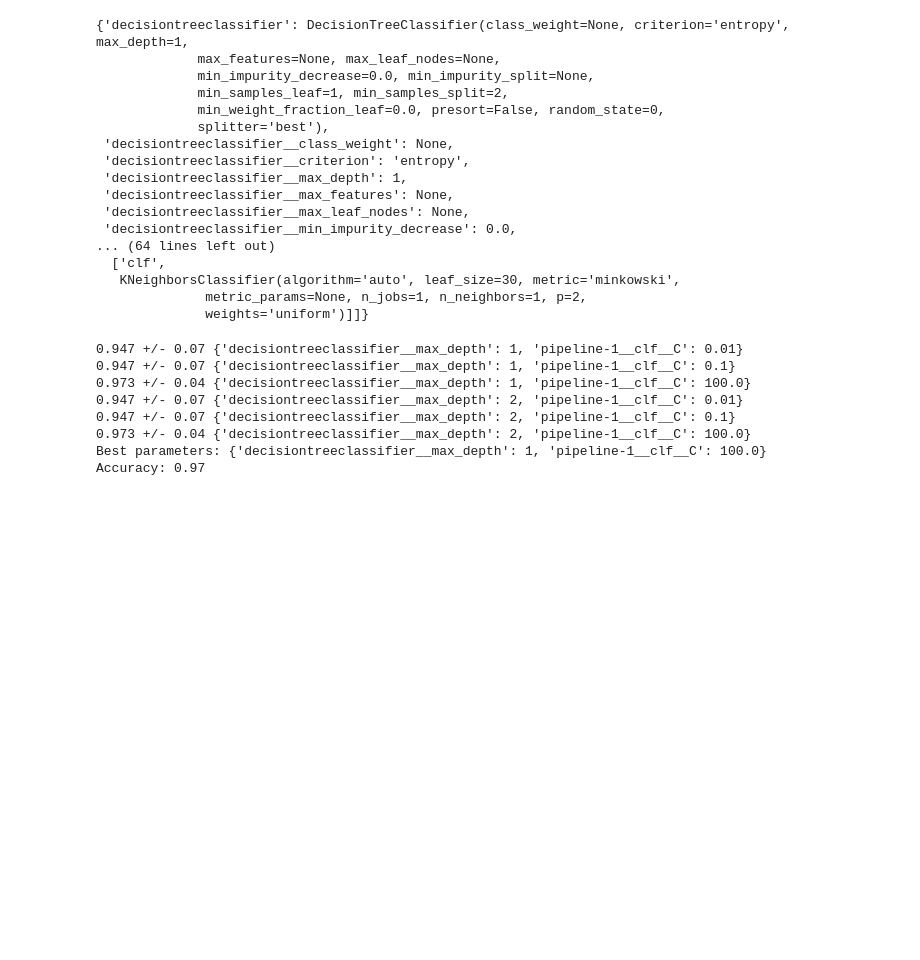
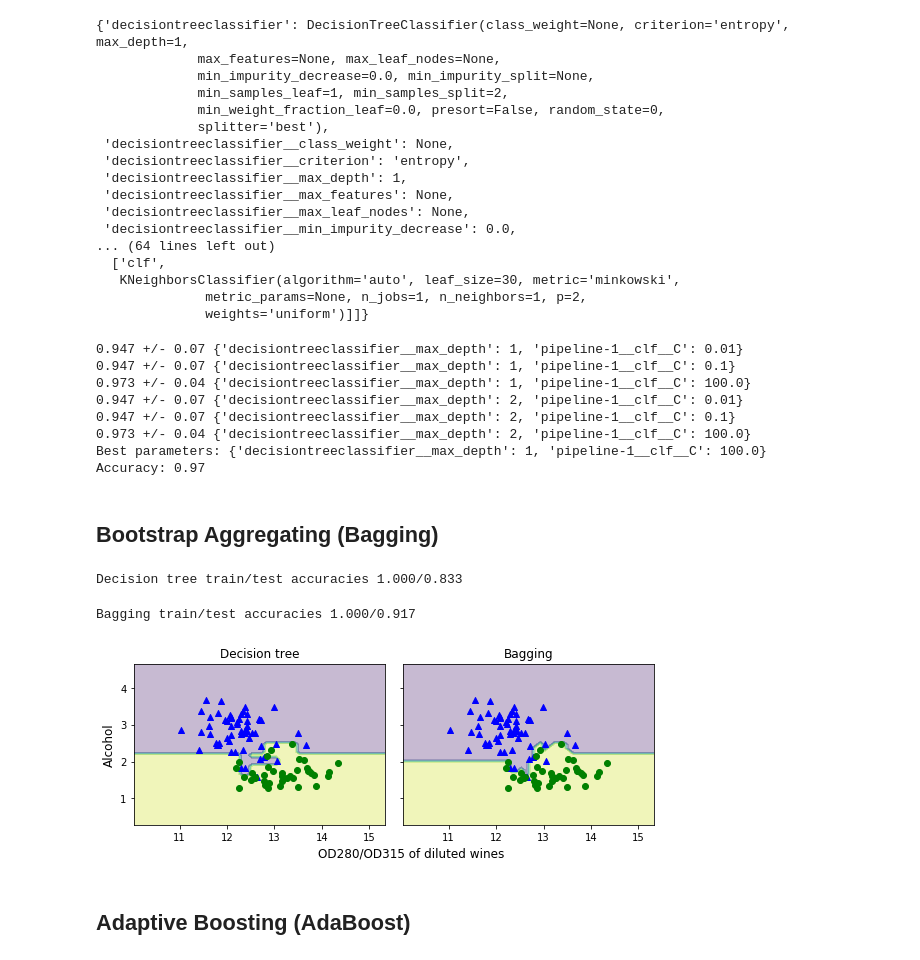
Before and after one commit to Yuya-Furusawa/Self-Study, a Jupyter notebook: machine-learning/Chapter07.ipynb, the cells around one changed output. Saved outputs shown, nothing was run; the diff lists cells and outputs as text; code cells hidden in the pictures; blank space fills up the shorter version.

```diff
--- a/machine-learning/Chapter07.ipynb
+++ b/machine-learning/Chapter07.ipynb
@@ -180,3 +180,13 @@ print('Accuracy: %.2f' % grid.best_score_)
 0.973 +/- 0.04 {'decisiontreeclassifier__max_depth': 2, 'pipeline-1__clf__C': 100.0}
 Best parameters: {'decisiontreeclassifier__max_depth': 1, 'pipeline-1__clf__C': 100.0}
 Accuracy: 0.97
+# %% [markdown]
+## Bootstrap Aggregating (Bagging)
+# %%
+df_wine = pd.read_csv('https://archive.ics.uci.edu/ml/machine-learning-databases/wine/wine.data', header=None)
+df_wine.columns = ['Class label', 'Alcohol', 'Malic acid', 'Ash', 'Alcalinity of ash', 'Magnesium', 'Total phenols', 'Flavanoids',
+                                  'Nonflavanoid phenols', 'Proanthocyanins', 'Color intensity', 'Hue', 'OD280/OD315 of diluted wines', 'Proline']
+#クラス１を削除
+df_wine = df_wine[df_wine['Class label'] != 1]
+y = df_wine['Class label'].values
+X = df_wine[['Alcohol', 'OD280/OD315 of diluted wines']].values
@@ -182,0 +198,57 @@ Accuracy: 0.97
+# %%
+le = LabelEncoder()
+y = le.fit_transform(y)
+X_train, X_test, y_train, y_test = train_test_split(X, y, test_size=0.2, random_state=1, stratify=y)
+
+#決定木のクラス作成
+tree = DecisionTreeClassifier(criterion='entropy', max_depth=None, random_state=1)
+#バギングのクラス作成
+bag = BaggingClassifier(base_estimator=tree, n_estimators=500, max_samples=1.0,
+                                        max_features=1.0, bootstrap=True, bootstrap_features=False, n_jobs=1, random_state=1)
+
+#決定木の性能
+tree = tree.fit(X_train, y_train)
+y_train_pred = tree.predict(X_train)
+y_test_pred = tree.predict(X_test)
+tree_train = accuracy_score(y_train, y_train_pred)
+tree_test = accuracy_score(y_test, y_test_pred)
+print('Decision tree train/test accuracies %.3f/%.3f' % (tree_train, tree_test))
+# %% [output]
+Decision tree train/test accuracies 1.000/0.833
+# %%
+#バギングの性能
+bag = bag.fit(X_train, y_train)
+y_train_pred = bag.predict(X_train)
+y_test_pred = bag.predict(X_test)
+bag_train = accuracy_score(y_train, y_train_pred)
+bag_test = accuracy_score(y_test, y_test_pred)
+print('Bagging train/test accuracies %.3f/%.3f' % (bag_train, bag_test))
+# %% [output]
+Bagging train/test accuracies 1.000/0.917
+# %%
+#決定領域の比較
+x_min = X_train[:,0].min() - 1
+x_max = X_train[:, 0].max() + 1
+y_min = X_train[:, 1].min() - 1
+y_max = X_train[:, 1].max() + 1
+xx, yy = np.meshgrid(np.arange(x_min, x_max, 0.1), np.arange(y_min, y_max, 0.1))
+f, axarr = plt.subplots(nrows=1, ncols=2, sharex='col', sharey='row', figsize=(8,3))
+
+for idx, clf, tt in zip([0,1], [tree,bag], ['Decision tree','Bagging']):
+    clf.fit(X_train, y_train)
+    Z = clf.predict(np.c_[xx.ravel(), yy.ravel()])
+    Z = Z.reshape(xx.shape)
+    axarr[idx].contourf(xx, yy, Z, alpha=0.3)
+    axarr[idx].scatter(X_train[y_train==0, 0], X_train[y_train==0, 1], c='blue', marker='^')
+    axarr[idx].scatter(X_train[y_train==1, 0], X_train[y_train==1, 1], c='green', marker='o')
+    axarr[idx].set_title(tt)
+
+axarr[0].set_ylabel('Alcohol', fontsize=12)
+plt.text(10.2, -0.5, s='OD280/OD315 of diluted wines', ha='center', va='center', fontsize=12)
+plt.tight_layout()
+plt.show()
+#決定領域はバギングの方が滑らか
+# %% [output]
+[figure, added]
+# %% [markdown]
+## Adaptive Boosting (AdaBoost)
```
Also changed, not shown: parts of 5 cells of this notebook.
